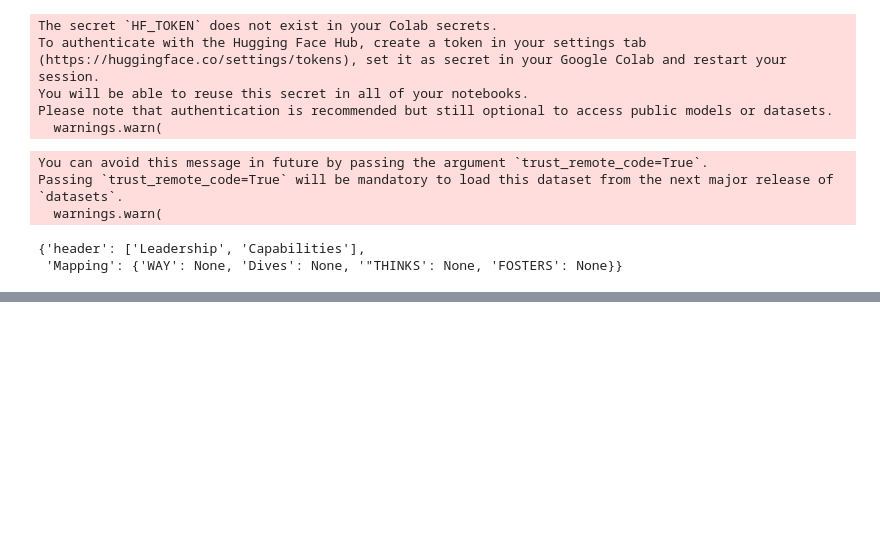
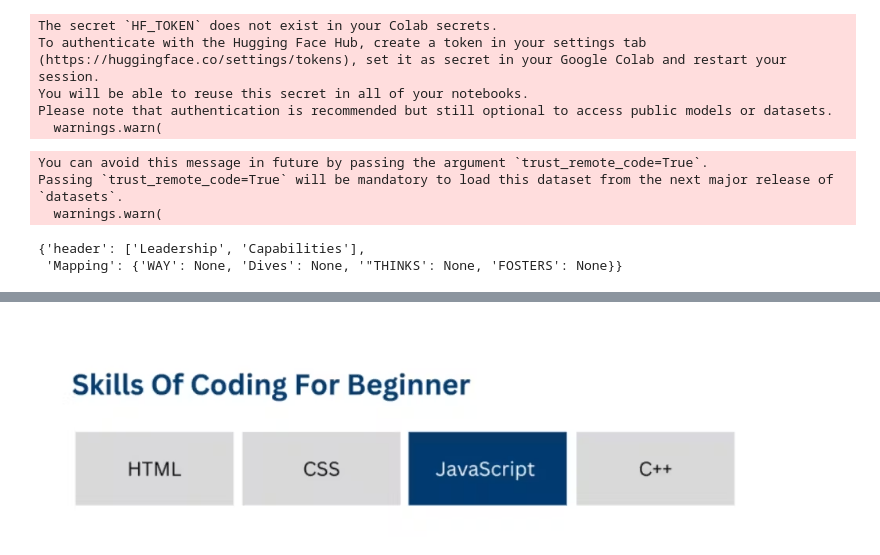
Before and after one commit to SEEMANTULANISCHAL/Tesseract_ocr, a Jupyter notebook: Tesseract_OCR.ipynb, the cells around one changed output, grey strips where cells are left out. Drawn from its saved outputs; the diff is of its cells as text; code cells hidden in the pictures; blank space fills up the shorter version.

```diff
--- a/Tesseract_OCR.ipynb
+++ b/Tesseract_OCR.ipynb
@@ -446,0 +692,11 @@ output
+# %%
+# Load the image
+image_path = '/content/drive/MyDrive/freelance/graph_2/1sample_graph_enhanced.png'  # (535, 1051, 3)
+image_path = '/content/drive/MyDrive/freelance/graph_2/global_market_benchmark_enhanced.png' # (328, 1711, 3)
+image_path = '/content/drive/MyDrive/freelance/graph_2/leadership_capability_enhanced.png'
+image_path = '/content/input_Bar2.png'
+# image_path =
+image = Image.open(image_path)
+image
+# %% [output]
+[figure, added]
```
Also changed, not shown: parts of 20 cells of this notebook.
